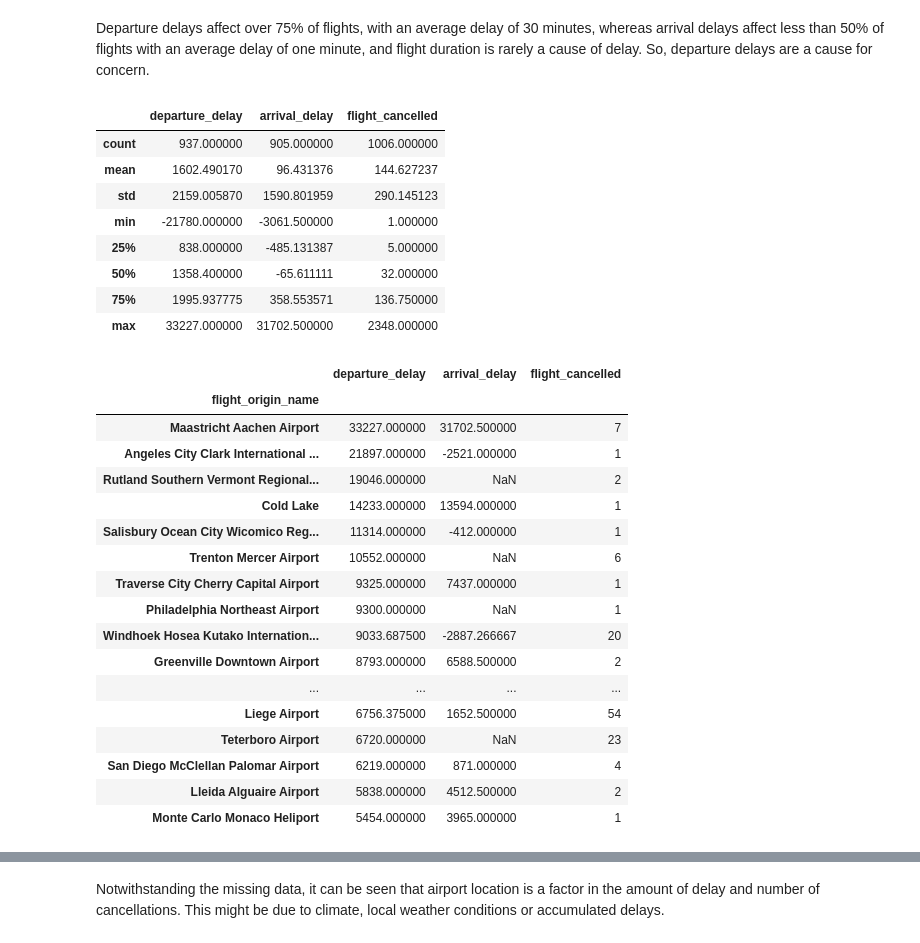
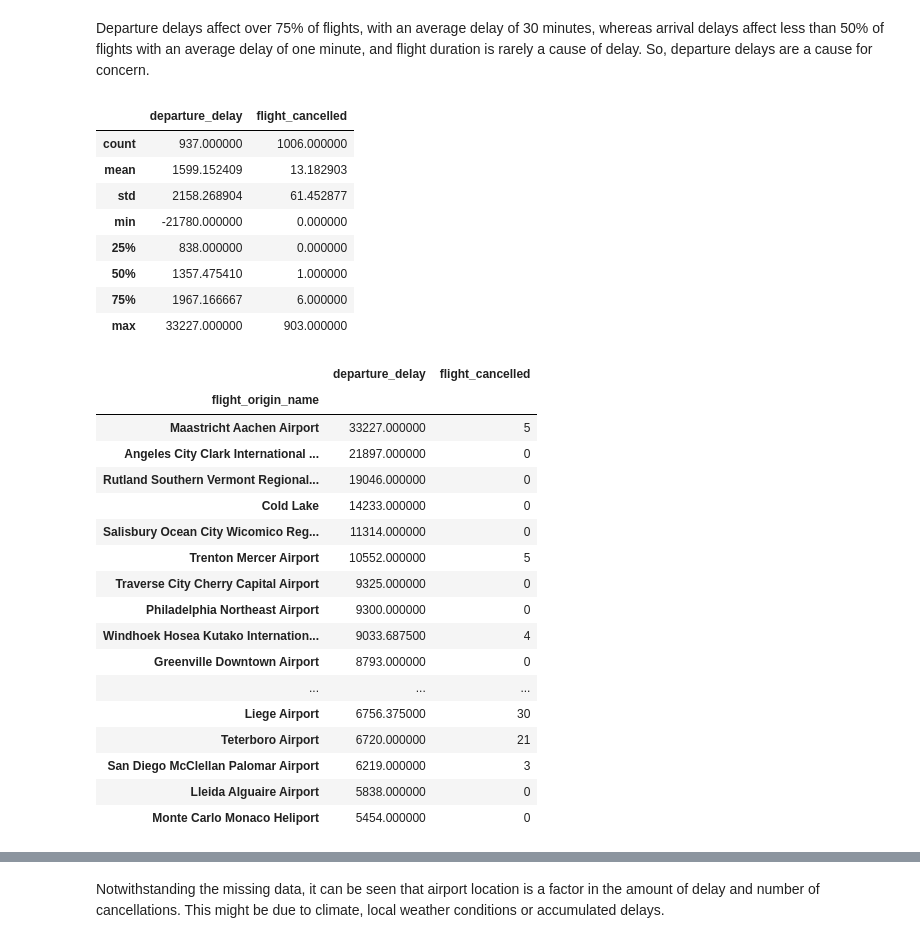
Before and after one commit to dermot-cochran/Interview_data, a Jupyter notebook: Case Study.ipynb, the cells around one changed output, grey strips where cells are left out. Saved outputs shown, nothing was run; the diff lists cells and outputs as text; code cells hidden in the pictures.

```diff
--- a/Case Study.ipynb
+++ b/Case Study.ipynb
@@ -110,4 +142,4 @@ dtype: int64
 # %%
-arrivals['arrival_delay'] = arrivals['flight_arrival_real'] - arrivals['flight_arrival_scheduled']
-arrivals['arrival_delay'].describe()
+flights['arrival_delay'] = flights['flight_arrival_real'] - flights['flight_arrival_scheduled']
+flights['arrival_delay'].describe()
 # %% [output]
@@ -121,6 +153,6 @@ min      -85255.000000
 max       85290.000000
 Name: arrival_delay, dtype: float64
 # %%
-arrivals['departure_delay'] = arrivals['flight_departure_real'] - arrivals['flight_departure_scheduled']
-arrivals['departure_delay'].describe()
+flights['departure_delay'] = flights['flight_departure_real'] - flights['flight_departure_scheduled']
+flights['departure_delay'].describe()
 # %% [output]
@@ -134,9 +166,9 @@ min      -84660.000000
 max      139440.000000
 Name: departure_delay, dtype: float64
 # %%
-arrivals['flight_duration_scheduled'] = arrivals['flight_arrival_scheduled'] - arrivals['flight_departure_scheduled']
-arrivals['flight_duration_delay'] = arrivals['flight_duration'] - arrivals['flight_duration_scheduled']
-arrivals['flight_duration_delay'].describe()
+flights['flight_duration_scheduled'] = flights['flight_arrival_scheduled'] - flights['flight_departure_scheduled']
+flights['flight_duration_delay'] = flights['flight_duration'] - flights['flight_duration_scheduled']
+flights['flight_duration_delay'].describe()
 # %% [output]
 count    134710.000000
 mean      -1708.867411
@@ -150,38 +182,37 @@ Name: flight_duration_delay, dtype: float64
 # %% [markdown]
 Departure delays affect over 75% of flights, with an average delay of 30 minutes, whereas arrival delays affect less than 50% of flights with an average delay of one minute, and flight duration is rarely a cause of delay. So, departure delays are a cause for concern.
 # %%
-airport_delays = arrivals.groupby('flight_origin_name').agg({'departure_delay':'mean','arrival_delay':'mean',
-                                                            'flight_cancelled':'count'})
-airport_delays.describe()
+departure_delays = flights.groupby('flight_origin_name').agg({'departure_delay':'mean','flight_cancelled':'sum'})
+departure_delays.describe()
 # %% [output]
-|  | departure_delay | arrival_delay | flight_cancelled |
-| count | 937.000000 | 905.000000 | 1006.000000 |
-| mean | 1602.490170 | 96.431376 | 144.627237 |
-| std | 2159.005870 | 1590.801959 | 290.145123 |
-| min | -21780.000000 | -3061.500000 | 1.000000 |
-| 25% | 838.000000 | -485.131387 | 5.000000 |
-| 50% | 1358.400000 | -65.611111 | 32.000000 |
-| 75% | 1995.937775 | 358.553571 | 136.750000 |
-| max | 33227.000000 | 31702.500000 | 2348.000000 |
+|  | departure_delay | flight_cancelled |
+| count | 937.000000 | 1006.000000 |
+| mean | 1599.152409 | 13.182903 |
+| std | 2158.268904 | 61.452877 |
+| min | -21780.000000 | 0.000000 |
+| 25% | 838.000000 | 0.000000 |
+| 50% | 1357.475410 | 1.000000 |
+| 75% | 1967.166667 | 6.000000 |
+| max | 33227.000000 | 903.000000 |
 # %%
-airport_delays.sort_values(by='departure_delay', ascending=False).head(25)
+departure_delays.sort_values(by='departure_delay', ascending=False).head(25)
 # %% [output]
-|  | departure_delay | arrival_delay | flight_cancelled |
-| flight_origin_name |  |  |  |
-| Maastricht Aachen Airport | 33227.000000 | 31702.500000 | 7 |
-| Angeles City Clark International ... | 21897.000000 | -2521.000000 | 1 |
-| Rutland Southern Vermont Regional... | 19046.000000 | NaN | 2 |
-| Cold Lake | 14233.000000 | 13594.000000 | 1 |
-| Salisbury Ocean City Wicomico Reg... | 11314.000000 | -412.000000 | 1 |
-| Trenton Mercer Airport | 10552.000000 | NaN | 6 |
-| Traverse City Cherry Capital Airport | 9325.000000 | 7437.000000 | 1 |
-| Philadelphia Northeast Airport | 9300.000000 | NaN | 1 |
-| Windhoek Hosea Kutako Internation... | 9033.687500 | -2887.266667 | 20 |
-| Greenville Downtown Airport | 8793.000000 | 6588.500000 | 2 |
-| ... | ... | ... | ... |
-| Liege Airport | 6756.375000 | 1652.500000 | 54 |
-| Teterboro Airport | 6720.000000 | NaN | 23 |
-| San Diego McClellan Palomar Airport | 6219.000000 | 871.000000 | 4 |
-| Lleida Alguaire Airport | 5838.000000 | 4512.500000 | 2 |
-| Monte Carlo Monaco Heliport | 5454.000000 | 3965.000000 | 1 |
+|  | departure_delay | flight_cancelled |
+| flight_origin_name |  |  |
+| Maastricht Aachen Airport | 33227.000000 | 5 |
+| Angeles City Clark International ... | 21897.000000 | 0 |
+| Rutland Southern Vermont Regional... | 19046.000000 | 0 |
+| Cold Lake | 14233.000000 | 0 |
+| Salisbury Ocean City Wicomico Reg... | 11314.000000 | 0 |
+| Trenton Mercer Airport | 10552.000000 | 5 |
+| Traverse City Cherry Capital Airport | 9325.000000 | 0 |
+| Philadelphia Northeast Airport | 9300.000000 | 0 |
+| Windhoek Hosea Kutako Internation... | 9033.687500 | 4 |
+| Greenville Downtown Airport | 8793.000000 | 0 |
+| ... | ... | ... |
+| Liege Airport | 6756.375000 | 30 |
+| Teterboro Airport | 6720.000000 | 21 |
+| San Diego McClellan Palomar Airport | 6219.000000 | 3 |
+| Lleida Alguaire Airport | 5838.000000 | 0 |
+| Monte Carlo Monaco Heliport | 5454.000000 | 0 |
 # %%
```
Also changed, not shown: parts of 24 cells of this notebook.
